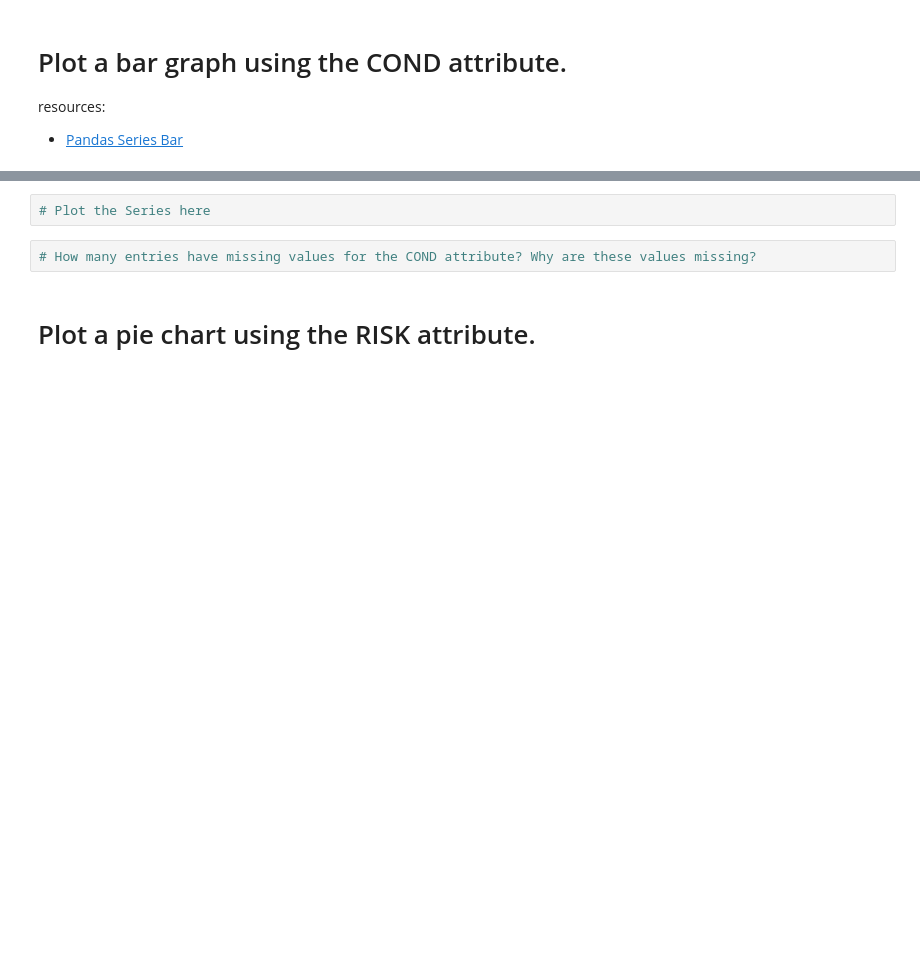
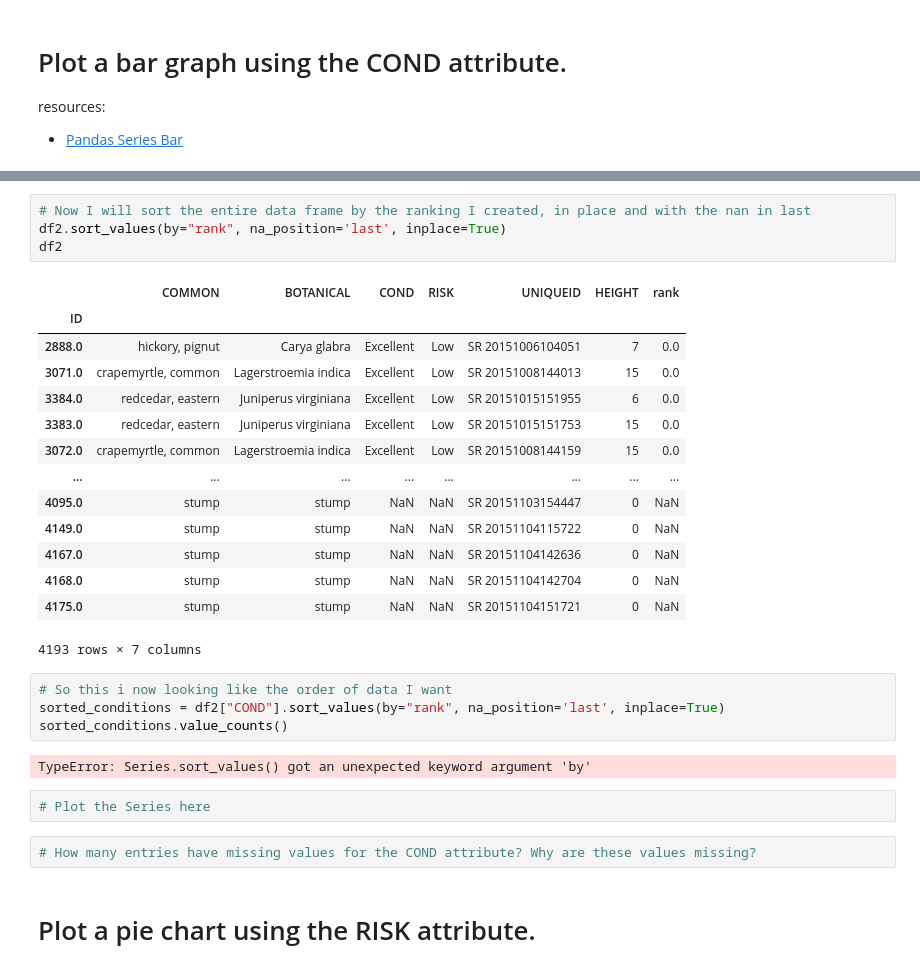
Before and after one commit to mikerly131/DataEngineering.Labs.CityOfNewarkDETreeSurvey, a Jupyter notebook: newark_de_tree_survey.ipynb, the cells around one changed output, grey strips where cells are left out. Drawn from its saved outputs; the diff is of its cells as text; blank space fills up the shorter version.

```diff
--- a/newark_de_tree_survey.ipynb
+++ b/newark_de_tree_survey.ipynb
@@ -251,3 +293,28 @@ resources:
+# %%
+# Now I will sort the entire data frame by the ranking I created, in place and with the nan in last
+df2.sort_values(by="rank", na_position='last', inplace=True)
+df2
+# %% [output]
+|  | COMMON | BOTANICAL | COND | RISK | UNIQUEID | HEIGHT | rank |
+| ID |  |  |  |  |  |  |  |
+| 2888.0 | hickory, pignut | Carya glabra | Excellent | Low | SR 20151006104051 | 7 | 0.0 |
+| 3071.0 | crapemyrtle, common | Lagerstroemia indica | Excellent | Low | SR 20151008144013 | 15 | 0.0 |
+| 3384.0 | redcedar, eastern | Juniperus virginiana | Excellent | Low | SR 20151015151955 | 6 | 0.0 |
+| 3383.0 | redcedar, eastern | Juniperus virginiana | Excellent | Low | SR 20151015151753 | 15 | 0.0 |
+| 3072.0 | crapemyrtle, common | Lagerstroemia indica | Excellent | Low | SR 20151008144159 | 15 | 0.0 |
+| ... | ... | ... | ... | ... | ... | ... | ... |
+| 4095.0 | stump | stump | NaN | NaN | SR 20151103154447 | 0 | NaN |
+| 4149.0 | stump | stump | NaN | NaN | SR 20151104115722 | 0 | NaN |
+| 4167.0 | stump | stump | NaN | NaN | SR 20151104142636 | 0 | NaN |
+| 4168.0 | stump | stump | NaN | NaN | SR 20151104142704 | 0 | NaN |
+| 4175.0 | stump | stump | NaN | NaN | SR 20151104151721 | 0 | NaN |
+4193 rows × 7 columns
+# %%
+# So this i now looking like the order of data I want
+sorted_conditions = df2["COND"].sort_values(by="rank", na_position='last', inplace=True)
+sorted_conditions.value_counts()
+# %% [output]
+TypeError: Series.sort_values() got an unexpected keyword argument 'by'
 # %%
 # Plot the Series here
 # %%
```
Also changed, not shown: parts of 5 cells of this notebook.
